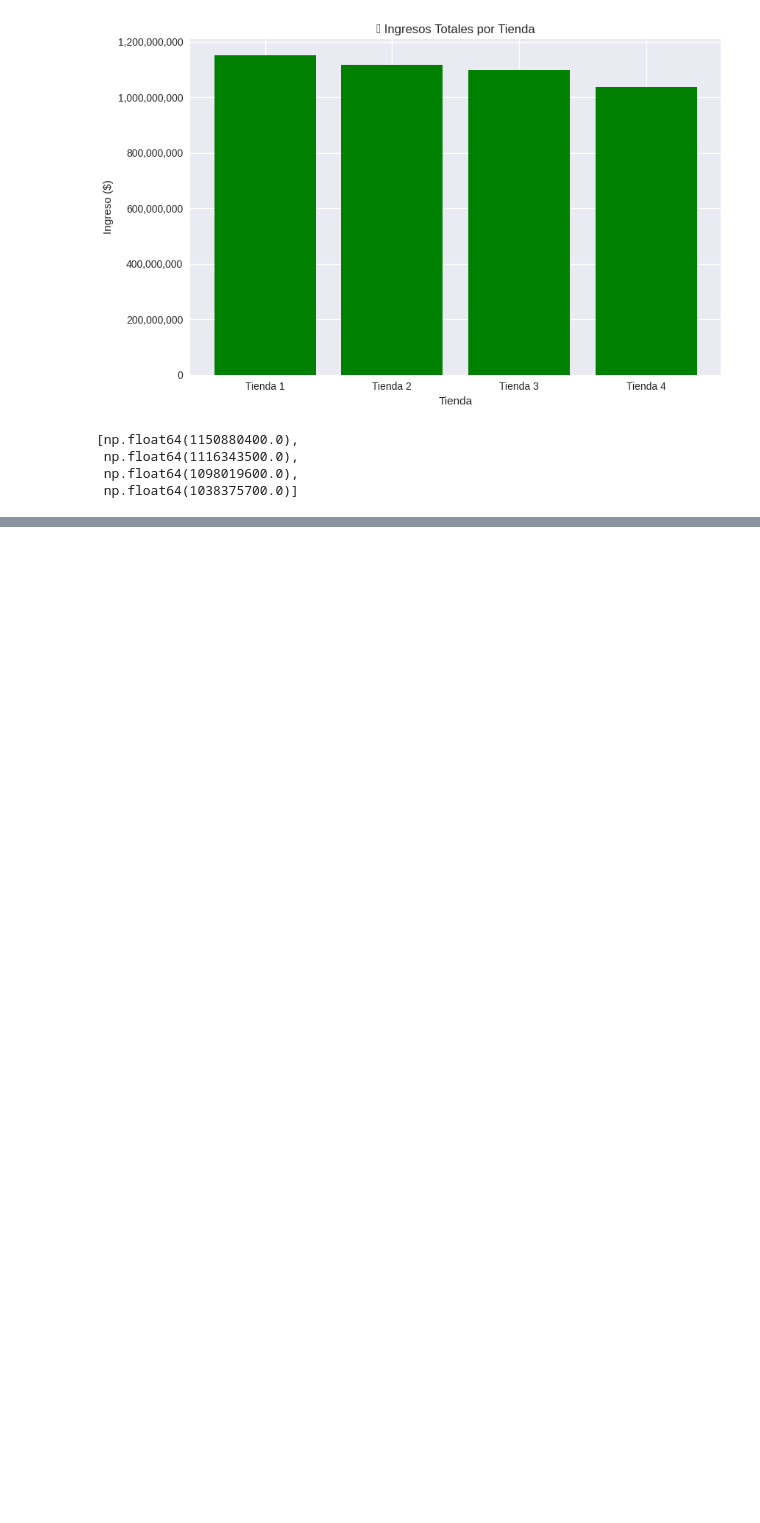
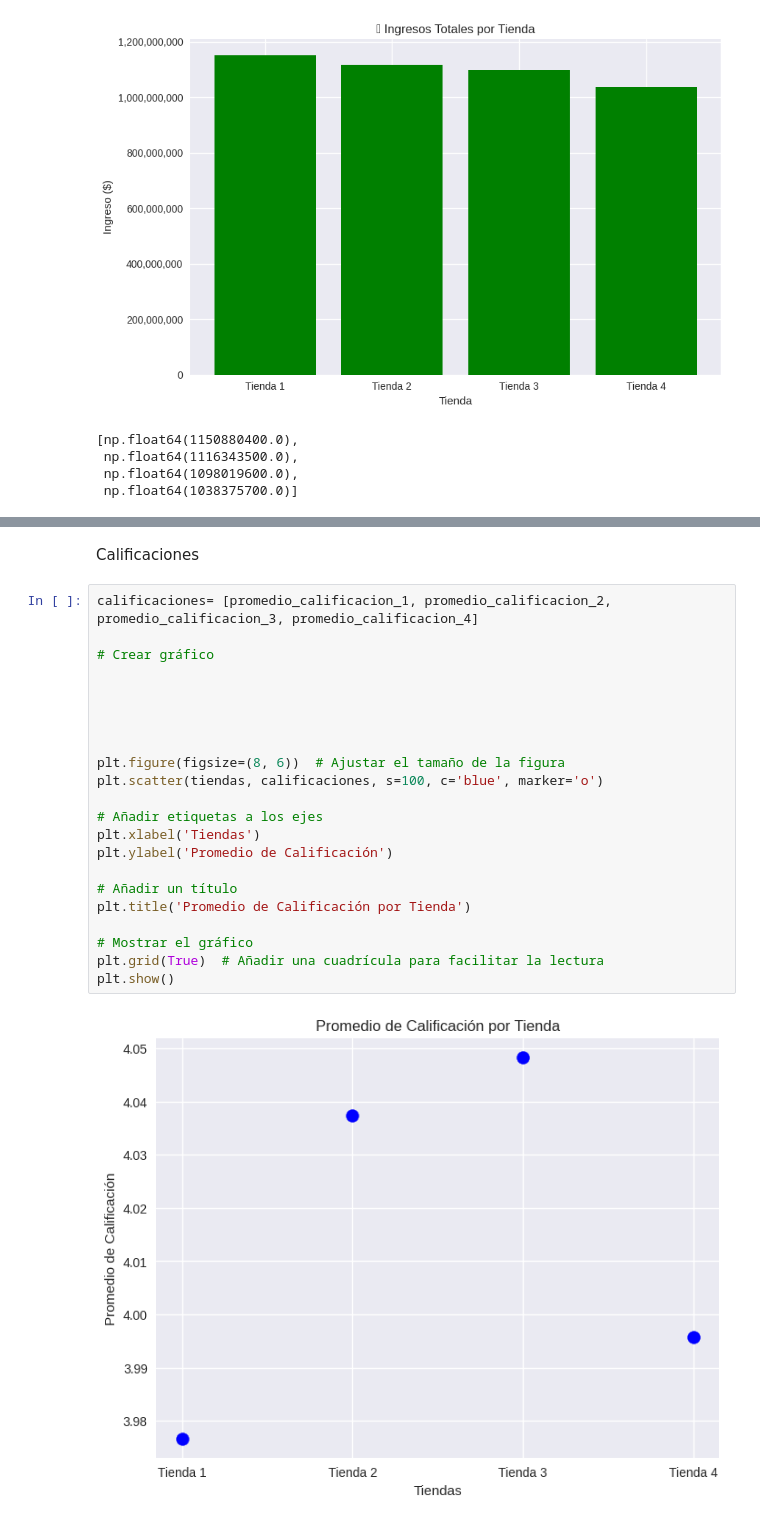
Before and after one commit to AndresLunaH/Alura-Store, a Jupyter notebook: Analisis_Alura.ipynb, the cells around one changed output, grey strips where cells are left out. Drawn from its saved outputs; the diff is of its cells as text; blank space fills up the shorter version.

```diff
--- a/Analisis_Alura.ipynb
+++ b/Analisis_Alura.ipynb
@@ -221,0 +241,26 @@ ingresos
+# %% [markdown]
+Calificaciones
+# %%
+calificaciones= [promedio_calificacion_1, promedio_calificacion_2, promedio_calificacion_3, promedio_calificacion_4]
+
+# Crear gráfico
+
+
+
+
+
+plt.figure(figsize=(8, 6))  # Ajustar el tamaño de la figura
+plt.scatter(tiendas, calificaciones, s=100, c='blue', marker='o')
+
+# Añadir etiquetas a los ejes
+plt.xlabel('Tiendas')
+plt.ylabel('Promedio de Calificación')
+
+# Añadir un título
+plt.title('Promedio de Calificación por Tienda')
+
+# Mostrar el gráfico
+plt.grid(True)  # Añadir una cuadrícula para facilitar la lectura
+plt.show()
+# %% [output]
+[figure, added]
```
Also changed, not shown: parts of 3 cells of this notebook.
